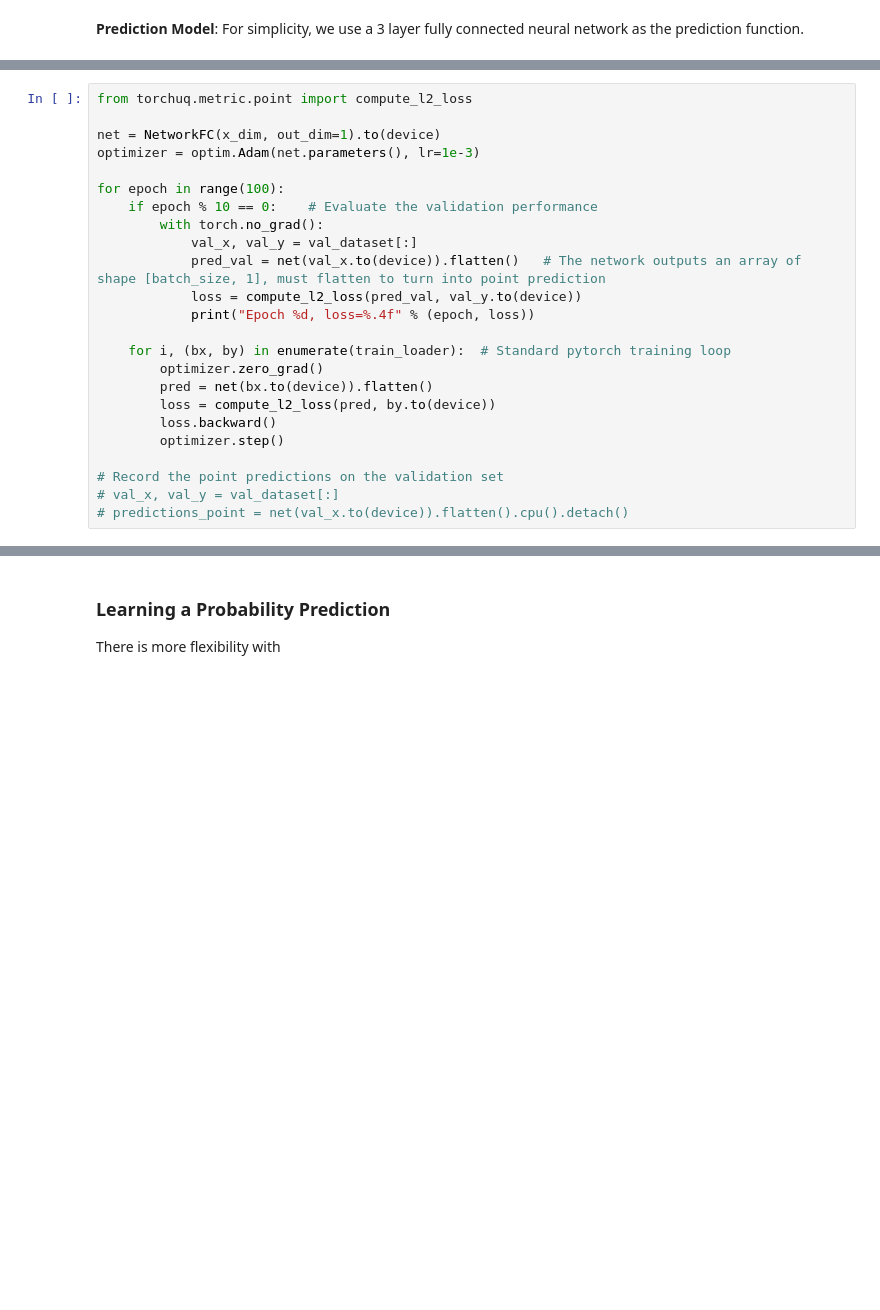
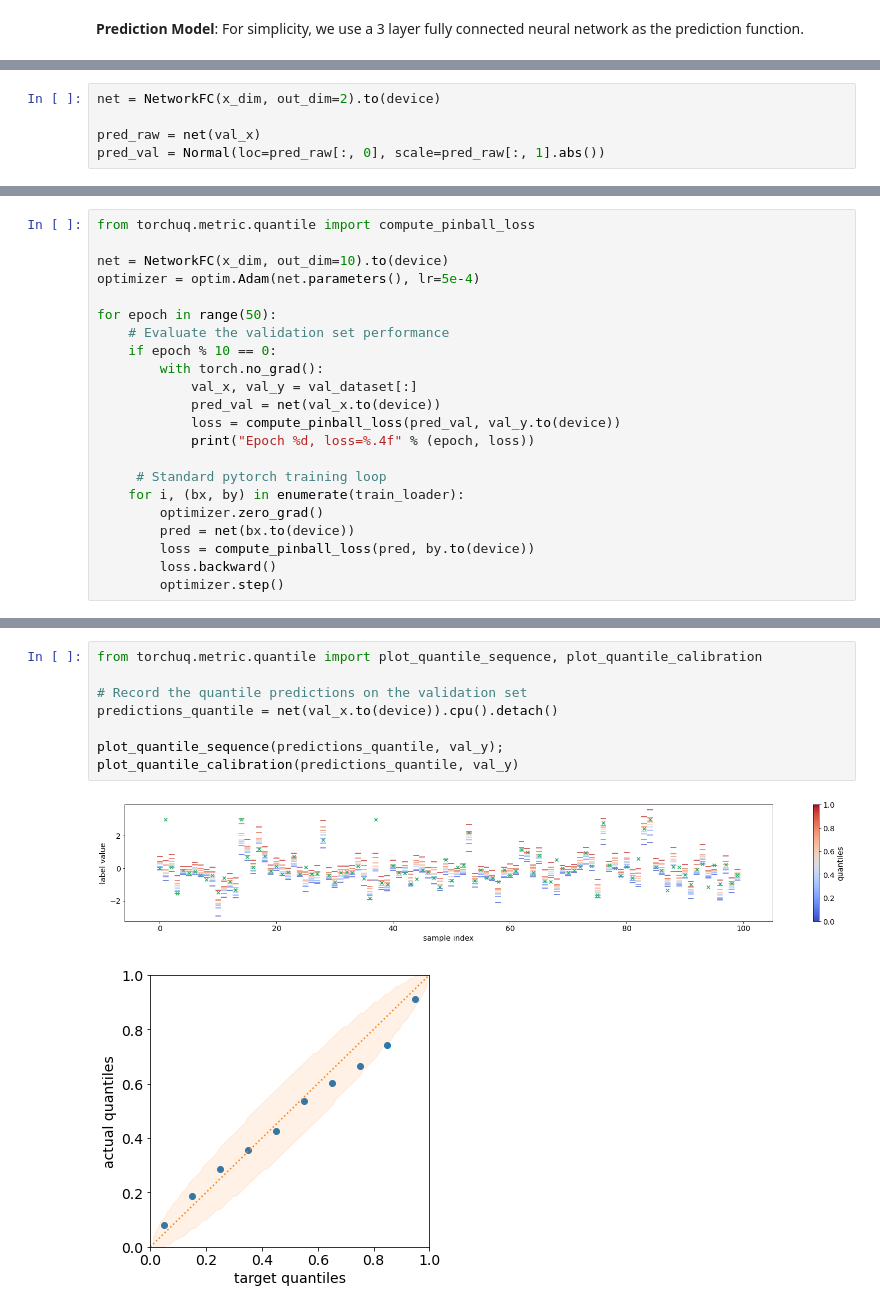
Before and after one commit to TorchUQ/torchuq, a Jupyter notebook: docs/tutorial/1_b_learning.ipynb, the cells around one changed output, grey strips where cells are left out. Saved outputs shown, nothing was run; the diff lists cells and outputs as text; blank space fills up the shorter version.

```diff
--- a/docs/tutorial/1_b_learning.ipynb
+++ b/docs/tutorial/1_b_learning.ipynb
@@ -56,0 +63,5 @@ Learning a point prediction follows very standard
+# %%
+net = NetworkFC(x_dim, out_dim=2).to(device)
+
+pred_raw = net(val_x)
+pred_val = Normal(loc=pred_raw[:, 0], scale=pred_raw[:, 1].abs())
@@ -57,24 +118,22 @@ Learning a point prediction follows very standard
 # %%
-from torchuq.metric.point import compute_l2_loss
+from torchuq.metric.quantile import compute_pinball_loss
 
-net = NetworkFC(x_dim, out_dim=1).to(device)
-optimizer = optim.Adam(net.parameters(), lr=1e-3)
+net = NetworkFC(x_dim, out_dim=10).to(device)
+optimizer = optim.Adam(net.parameters(), lr=5e-4)
 
-for epoch in range(100):
-    if epoch % 10 == 0:    # Evaluate the validation performance
+for epoch in range(50):
+    # Evaluate the validation set performance
+    if epoch % 10 == 0:
         with torch.no_grad():
             val_x, val_y = val_dataset[:]
-            pred_val = net(val_x.to(device)).flatten()   # The network outputs an array of shape [batch_size, 1], must flatten to turn into point prediction
-            loss = compute_l2_loss(pred_val, val_y.to(device))
+            pred_val = net(val_x.to(device))
+            loss = compute_pinball_loss(pred_val, val_y.to(device))
             print("Epoch %d, loss=%.4f" % (epoch, loss))
 
-    for i, (bx, by) in enumerate(train_loader):  # Standard pytorch training loop
+     # Standard pytorch training loop
+    for i, (bx, by) in enumerate(train_loader):
         optimizer.zero_grad()
-        pred = net(bx.to(device)).flatten()
-        loss = compute_l2_loss(pred, by.to(device))
+        pred = net(bx.to(device))
+        loss = compute_pinball_loss(pred, by.to(device))
         loss.backward()
         optimizer.step()
-
-# Record the point predictions on the validation set
-# val_x, val_y = val_dataset[:]
-# predictions_point = net(val_x.to(device)).flatten().cpu().detach()
@@ -81,4 +146,11 @@ for epoch in range(100):
-# %% [markdown]
-### Learning a Probability Prediction
-
-There is more flexibility with
+# %%
+from torchuq.metric.quantile import plot_quantile_sequence, plot_quantile_calibration
+
+# Record the quantile predictions on the validation set
+predictions_quantile = net(val_x.to(device)).cpu().detach()
+
+plot_quantile_sequence(predictions_quantile, val_y);
+plot_quantile_calibration(predictions_quantile, val_y)
+# %% [output]
+[figure, added]
+[figure, added]
```
Also changed, not shown: parts of 23 cells of this notebook, 3 other files.
